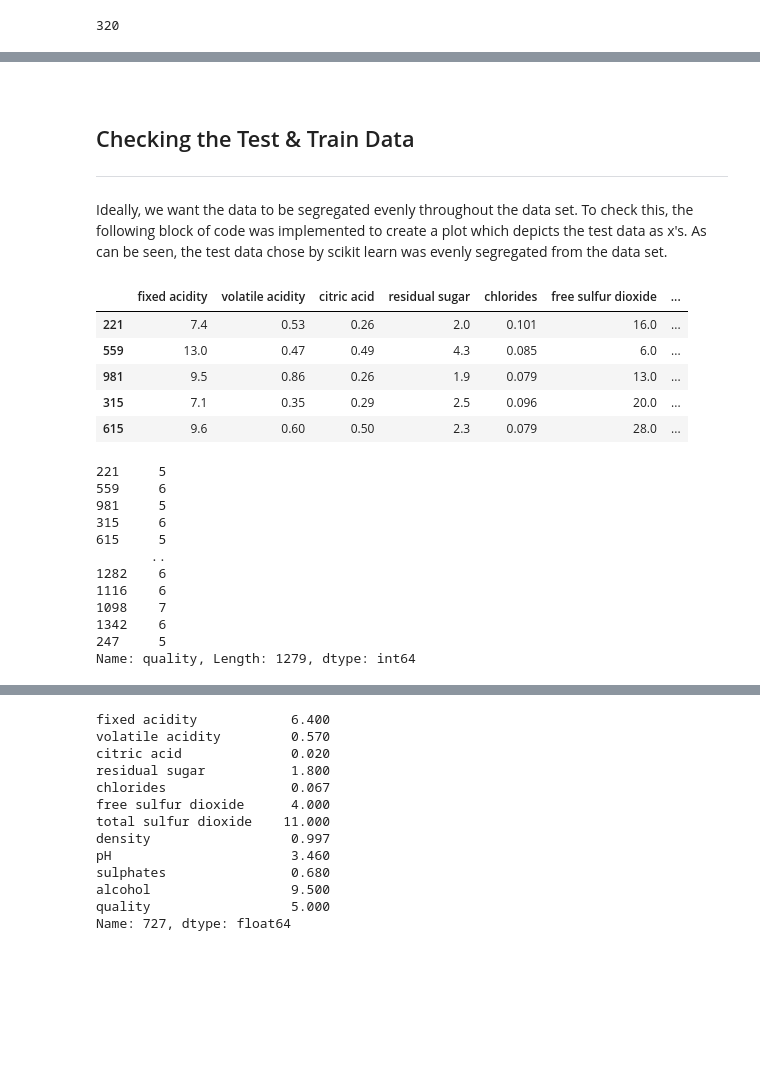
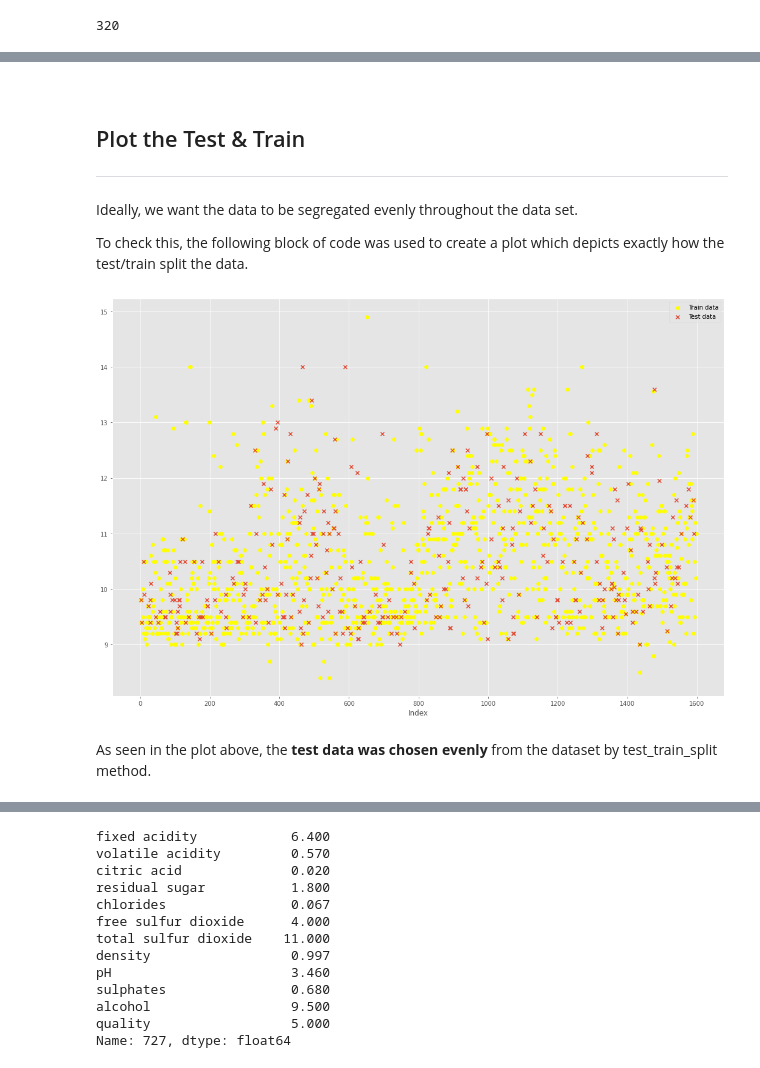
Before and after one commit to Izardo/Machine-Learning-and-Statistics, a Jupyter notebook: scikit-learn.ipynb, the cells around one changed output, grey strips where cells are left out. Drawn from its saved outputs; the diff is of its cells as text; code cells hidden in the pictures; blank space fills up the shorter version.

Commit message:
Added explanations to test/train split section

```diff
--- a/scikit-learn.ipynb
+++ b/scikit-learn.ipynb
@@ -467,8 +533,10 @@ test.index.size
 # %% [markdown]
 <br>
 
-## Checking the Test & Train Data
+## Plot the Test & Train
 
 ***
 # %% [markdown]
-Ideally, we want the data to be segregated evenly throughout the data set. To check this, the following block of code was implemented to create a plot which depicts the test data as x's. As can be seen, the test data chose by scikit learn was evenly segregated from the data set.
+Ideally, we want the data to be segregated evenly throughout the data set.
+
+To check this, the following block of code was used to create a plot which depicts exactly how the test/train split the data.
@@ -479,24 +543,17 @@ outputs = train['quality']
-# %%
-inputs.head()
-# %% [output]
-|  | fixed acidity | volatile acidity | citric acid | residual sugar | chlorides | free sulfur dioxide | ... |
-| 221 | 7.4 | 0.53 | 0.26 | 2.0 | 0.101 | 16.0 | ... |
-| 559 | 13.0 | 0.47 | 0.49 | 4.3 | 0.085 | 6.0 | ... |
-| 981 | 9.5 | 0.86 | 0.26 | 1.9 | 0.079 | 13.0 | ... |
-| 315 | 7.1 | 0.35 | 0.29 | 2.5 | 0.096 | 20.0 | ... |
-| 615 | 9.6 | 0.60 | 0.50 | 2.3 | 0.079 | 28.0 | ... |
-# %%
-print(outputs)
-# %% [output]
-221     5
-559     6
-981     5
-315     6
-615     5
-       ..
-1282    6
-1116    6
-1098    7
-1342    6
-247     5
-Name: quality, Length: 1279, dtype: int64
+# %%
+# Create figure & axis.
+fig, ax = plt.subplots(figsize=(18, 12))
+
+# Scatter plots for training data.
+ax.scatter(train.index, train["alcohol"], marker='o', color="yellow", label='Train data')
+
+# Scatter plot for testing data.
+ax.scatter(test.index, test["alcohol"], marker='x', label='Test data')
+
+# Show the legend.
+ax.set_xlabel('Index')
+ax.legend();
+# %% [output]
+[figure, added]
+# %% [markdown]
+As seen in the plot above, the <b>test data was chosen evenly</b> from the dataset by test_train_split method.
```
Also changed, not shown: parts of 57 cells of this notebook.
